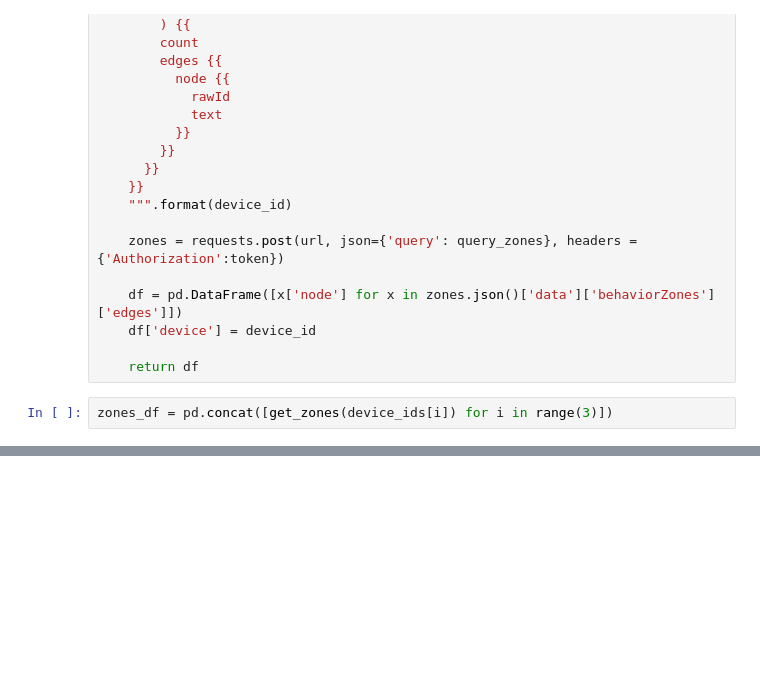
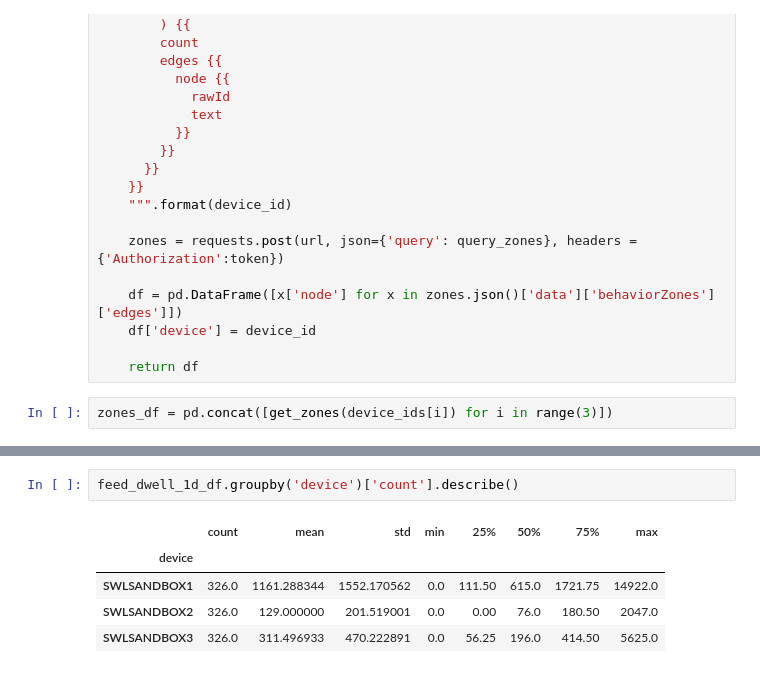
Before and after one commit to wangz585/Sidewalk-Lab-Data-Analysis, a Jupyter notebook: webpage.ipynb, the cells around one changed output, grey strips where cells are left out. Saved outputs shown, nothing was run; the diff lists cells and outputs as text; blank space fills up the shorter version.

```diff
--- a/webpage.ipynb
+++ b/webpage.ipynb
@@ -257,0 +289,8 @@ interactive(children=(RadioButtons(description='device_or_zone', options=('devic
+# %%
+feed_dwell_1d_df.groupby('device')['count'].describe()
+# %% [output]
+|  | count | mean | std | min | 25% | 50% | 75% | max |
+| device |  |  |  |  |  |  |  |  |
+| SWLSANDBOX1 | 326.0 | 1161.288344 | 1552.170562 | 0.0 | 111.50 | 615.0 | 1721.75 | 14922.0 |
+| SWLSANDBOX2 | 326.0 | 129.000000 | 201.519001 | 0.0 | 0.00 | 76.0 | 180.50 | 2047.0 |
+| SWLSANDBOX3 | 326.0 | 311.496933 | 470.222891 | 0.0 | 56.25 | 196.0 | 414.50 | 5625.0 |
```
Also changed, not shown: parts of 25 cells of this notebook.
